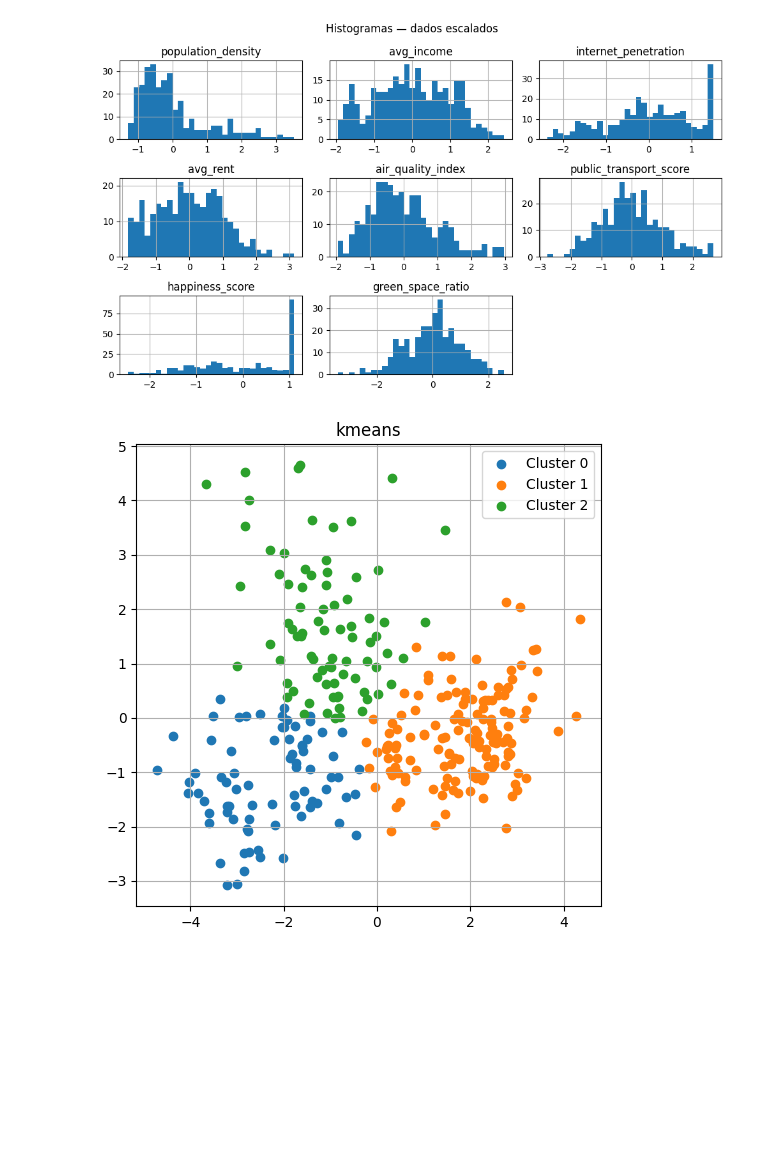
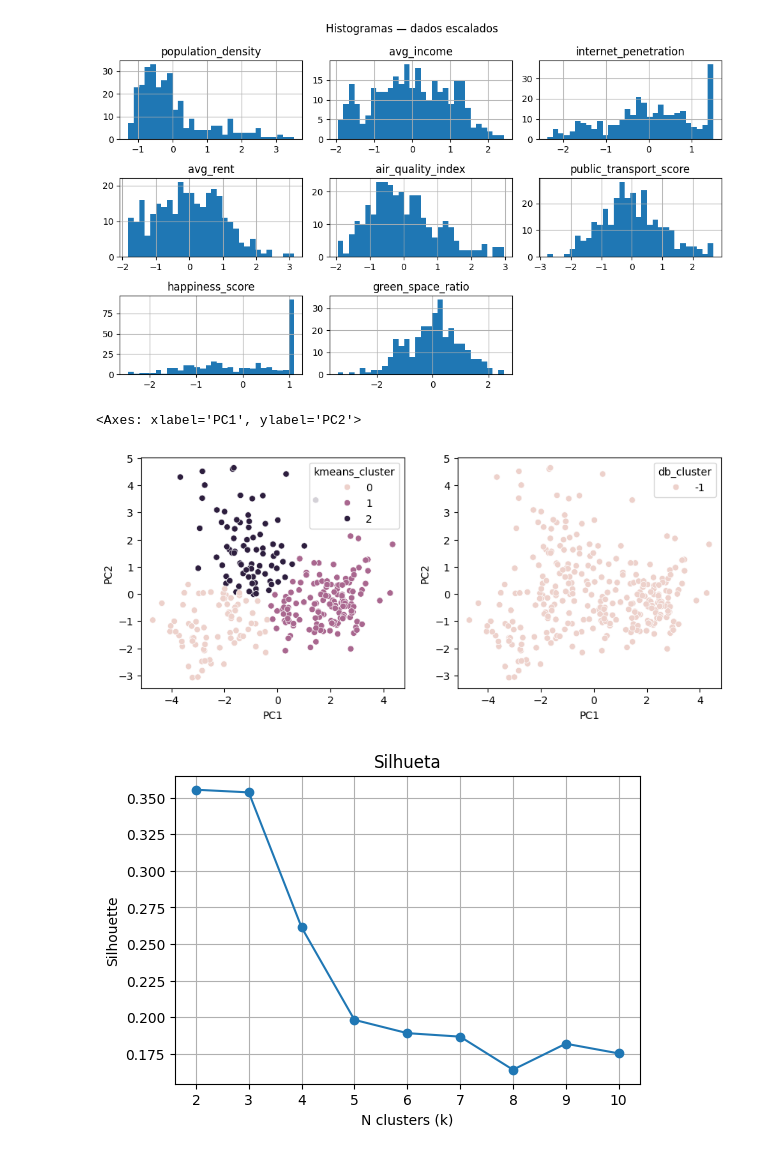
Before and after one commit to Dhonrian/pos_ifnet, a Jupyter notebook: 25E4_3/validacao.ipynb, the cells around one changed output. Saved outputs shown, nothing was run; the diff lists cells and outputs as text; code cells hidden in the pictures; blank space fills up the shorter version.

Commit message:
✨add silhouette to kmeans

```diff
--- a/25E4_3/validacao.ipynb
+++ b/25E4_3/validacao.ipynb
@@ -148,3 +149,6 @@ X = scaled_df.values
 # %%
 kmeans = KMeans(n_clusters=N_CLUSTERS, random_state=SEED).fit(X)
 pca_df["kmeans_cluster"] = kmeans.labels_
+
+dbscan = DBSCAN(eps=0.02, min_samples=5).fit(X)
+pca_df['db_cluster'] = dbscan.labels_
@@ -154,12 +155,26 @@ pca_df['db_cluster'] = dbscan.labels_
 # %%
-plt.figure(figsize=(6,6))
-for c in range(N_CLUSTERS):
-    cluster_points = pca_df[pca_df["kmeans_cluster"] == c]
-    plt.scatter(cluster_points["PC1"], cluster_points["PC2"], label=f"Cluster {c}")
-
-plt.title("kmeans")
-plt.legend()
-plt.grid(True)
-plt.show()
+fig, ax = plt.subplots(1, 2, figsize=(10,4))
+sns.scatterplot(data=pca_df, x="PC1", y="PC2", ax=ax[0], hue='kmeans_cluster')
+sns.scatterplot(data=pca_df, x="PC1", y="PC2", ax=ax[1], hue='db_cluster')
 # %% [output]
+<Axes: xlabel='PC1', ylabel='PC2'>
-[figure, old version]
+[figure, new version]
+# %%
+kmeans_range = range(2, 11)
+scores = []
+
+for k in kmeans_range:
+    kmeans = KMeans(n_clusters=k, random_state=SEED).fit(X)
+    labels = kmeans.labels_
+    silhouette = silhouette_score(X, labels)
+    scores.append(silhouette)
+
+plt.figure(figsize=(6,4))
+plt.plot(kmeans_range, scores, marker='o')
+plt.title("Silhueta")
+plt.xlabel("N clusters (k)")
+plt.ylabel("Silhouette")
+plt.grid(True)
+plt.show()
+# %% [output]
+[figure, added]
```
Also changed, not shown: parts of 2 cells of this notebook.
